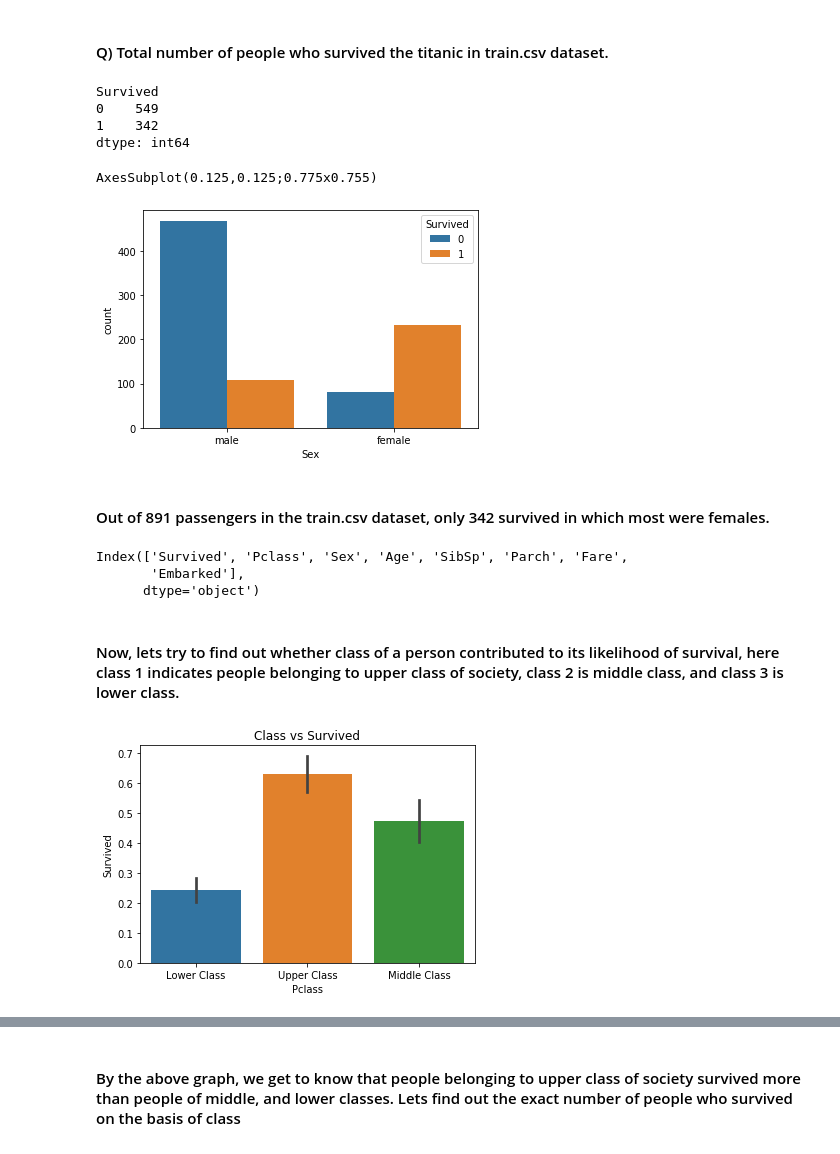
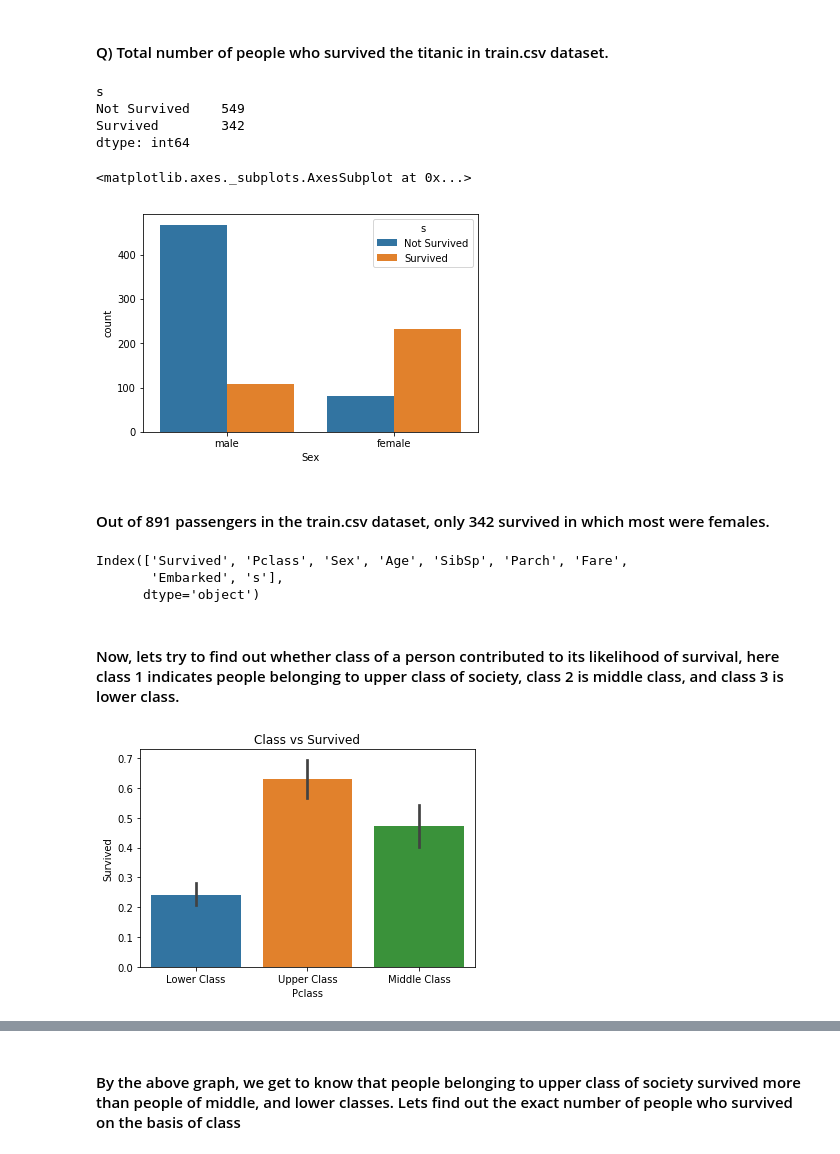
Before and after one commit to kunal-gohrani/Titanic-EDA, a Jupyter notebook: DataAnalysis.ipynb, the cells around one changed output, grey strips where cells are left out. Saved outputs shown, nothing was run; the diff lists cells and outputs as text; code cells hidden in the pictures.

```diff
--- a/DataAnalysis.ipynb
+++ b/DataAnalysis.ipynb
@@ -219,6 +231,11 @@ memory usage: 55.8+ KB
 # %%
 data['Pclass']=data['Pclass'].astype('object')
 data['Pclass'].replace({1:'Upper Class',2:'Middle Class',3:'Lower Class'},inplace=True)
+# %%
+#Adding a new column 's' to store survived status as a string for better visualisations
+data['s']=''
+data.loc[(data['Survived']==1),'s'] = 'Survived'
+data.loc[(data['Survived']==0),'s'] = 'Not Survived'
 # %%
 # Seeing the correlation in the data
 print(data.corr())
@@ -249,26 +266,26 @@ Name: Survived, dtype: int64
 # %% [markdown]
 #### Q) Total number of people who survived the titanic in train.csv dataset.
 # %%
-print(data.groupby('Survived').size())
+print(data.groupby('s').size())
 # 0 = Not Survived
 # 1 = Surived
 # %% [output]
-Survived
-0    549
-1    342
+s
+Not Survived    549
+Survived        342
 dtype: int64
 # %%
-print(sns.countplot(x='Sex',hue='Survived',data=data))
+sns.countplot(x='Sex',hue='s',data=data)
 # %% [output]
-AxesSubplot(0.125,0.125;0.775x0.755)
+<matplotlib.axes._subplots.AxesSubplot at 0x...>
-[figure, old version]
+[figure, new version]
 # %% [markdown]
 #### Out of 891 passengers in the train.csv dataset, only 342 survived in which most were females.
 # %%
 print(data.columns)
 # %% [output]
 Index(['Survived', 'Pclass', 'Sex', 'Age', 'SibSp', 'Parch', 'Fare',
-       'Embarked'],
+       'Embarked', 's'],
       dtype='object')
 # %% [markdown]
 #### Now, lets try to find out whether class of a person contributed to its likelihood of survival, here class 1 indicates people belonging to upper class of society, class 2 is middle class, and class 3 is lower class.
@@ -277,4 +294,4 @@ sns.barplot(x='Pclass',y='Survived',data=data)
 plt.title('Class vs Survived')
 plt.show()
 # %% [output]
-[figure, old version]
+[figure, new version]
```
Also changed, not shown: parts of 27 cells of this notebook, 2 other files.
